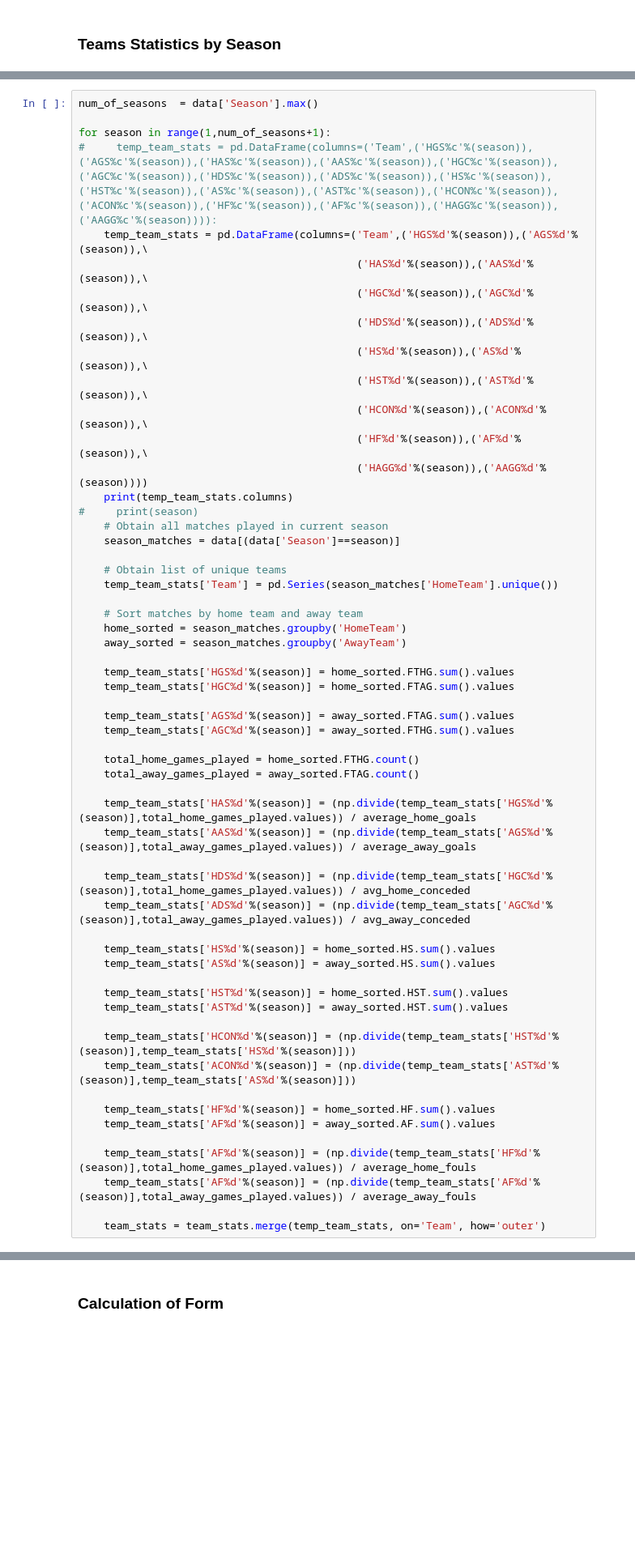
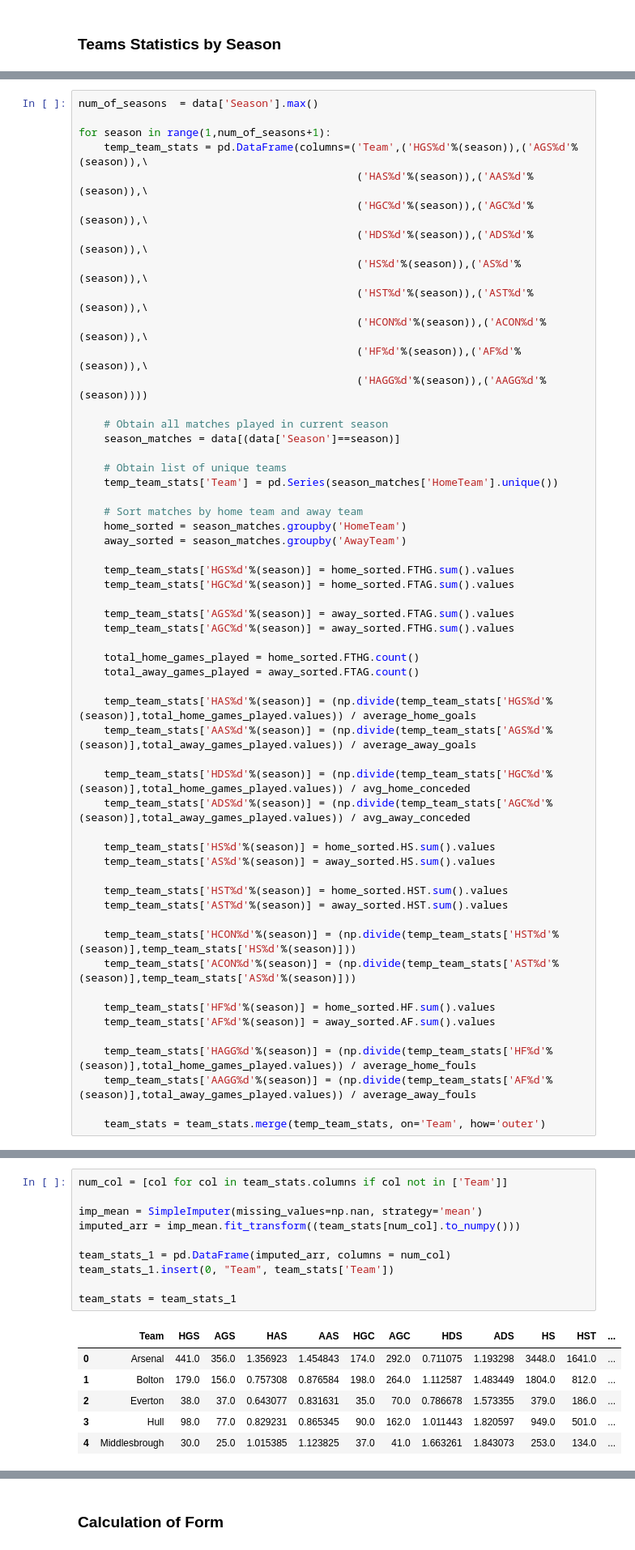
Before and after one commit to arundathi-shanthini/Beat-the-Bookie, a Jupyter notebook: Code/Beat The Bookie.ipynb, the cells around one changed output, grey strips where cells are left out. Shown at 81% size. Cells and saved outputs as stored; diff of their text form; blank space fills up the shorter version.

```diff
--- a/Code/Beat The Bookie.ipynb
+++ b/Code/Beat The Bookie.ipynb
@@ -466,7 +469,6 @@ Not all the features in the table above will be used in the final input features
 num_of_seasons  = data['Season'].max()
 
 for season in range(1,num_of_seasons+1):
-#     temp_team_stats = pd.DataFrame(columns=('Team',('HGS%c'%(season)),('AGS%c'%(season)),('HAS%c'%(season)),('AAS%c'%(season)),('HGC%c'%(season)),('AGC%c'%(season)),('HDS%c'%(season)),('ADS%c'%(season)),('HS%c'%(season)),('HST%c'%(season)),('AS%c'%(season)),('AST%c'%(season)),('HCON%c'%(season)),('ACON%c'%(season)),('HF%c'%(season)),('AF%c'%(season)),('HAGG%c'%(season)),('AAGG%c'%(season)))):
     temp_team_stats = pd.DataFrame(columns=('Team',('HGS%d'%(season)),('AGS%d'%(season)),\
                                             ('HAS%d'%(season)),('AAS%d'%(season)),\
                                             ('HGC%d'%(season)),('AGC%d'%(season)),\
@@ -476,8 +478,7 @@ for season in range(1,num_of_seasons+1):
                                             ('HCON%d'%(season)),('ACON%d'%(season)),\
                                             ('HF%d'%(season)),('AF%d'%(season)),\
                                             ('HAGG%d'%(season)),('AAGG%d'%(season))))
-    print(temp_team_stats.columns)
-#     print(season)
+
     # Obtain all matches played in current season
     season_matches = data[(data['Season']==season)]
 
@@ -515,7 +516,7 @@ for season in range(1,num_of_seasons+1):
     temp_team_stats['HF%d'%(season)] = home_sorted.HF.sum().values
     temp_team_stats['AF%d'%(season)] = away_sorted.AF.sum().values
 
-    temp_team_stats['AF%d'%(season)] = (np.divide(temp_team_stats['HF%d'%(season)],total_home_games_played.values)) / average_home_fouls
-    temp_team_stats['AF%d'%(season)] = (np.divide(temp_team_stats['AF%d'%(season)],total_away_games_played.values)) / average_away_fouls
+    temp_team_stats['HAGG%d'%(season)] = (np.divide(temp_team_stats['HF%d'%(season)],total_home_games_played.values)) / average_home_fouls
+    temp_team_stats['AAGG%d'%(season)] = (np.divide(temp_team_stats['AF%d'%(season)],total_away_games_played.values)) / average_away_fouls
 
     team_stats = team_stats.merge(temp_team_stats, on='Team', how='outer')
@@ -548,0 +525,17 @@ Index(['Team', 'HGS', 'AGS', 'HAS', 'AAS', 'HGC', 'AGC', 'HDS', 'ADS', 'HS',
+# %%
+num_col = [col for col in team_stats.columns if col not in ['Team']]
+
+imp_mean = SimpleImputer(missing_values=np.nan, strategy='mean')
+imputed_arr = imp_mean.fit_transform((team_stats[num_col].to_numpy()))
+
+team_stats_1 = pd.DataFrame(imputed_arr, columns = num_col)
+team_stats_1.insert(0, "Team", team_stats['Team'])
+
+team_stats = team_stats_1
+# %% [output]
+|  | Team | HGS | AGS | HAS | AAS | HGC | AGC | HDS | ADS | HS | HST | ... |
+| 0 | Arsenal | 441.0 | 356.0 | 1.356923 | 1.454843 | 174.0 | 292.0 | 0.711075 | 1.193298 | 3448.0 | 1641.0 | ... |
+| 1 | Bolton | 179.0 | 156.0 | 0.757308 | 0.876584 | 198.0 | 264.0 | 1.112587 | 1.483449 | 1804.0 | 812.0 | ... |
+| 2 | Everton | 38.0 | 37.0 | 0.643077 | 0.831631 | 35.0 | 70.0 | 0.786678 | 1.573355 | 379.0 | 186.0 | ... |
+| 3 | Hull | 98.0 | 77.0 | 0.829231 | 0.865345 | 90.0 | 162.0 | 1.011443 | 1.820597 | 949.0 | 501.0 | ... |
+| 4 | Middlesbrough | 30.0 | 25.0 | 1.015385 | 1.123825 | 37.0 | 41.0 | 1.663261 | 1.843073 | 253.0 | 134.0 | ... |
```
Also changed, not shown: parts of 10 cells of this notebook, 4 other files.
